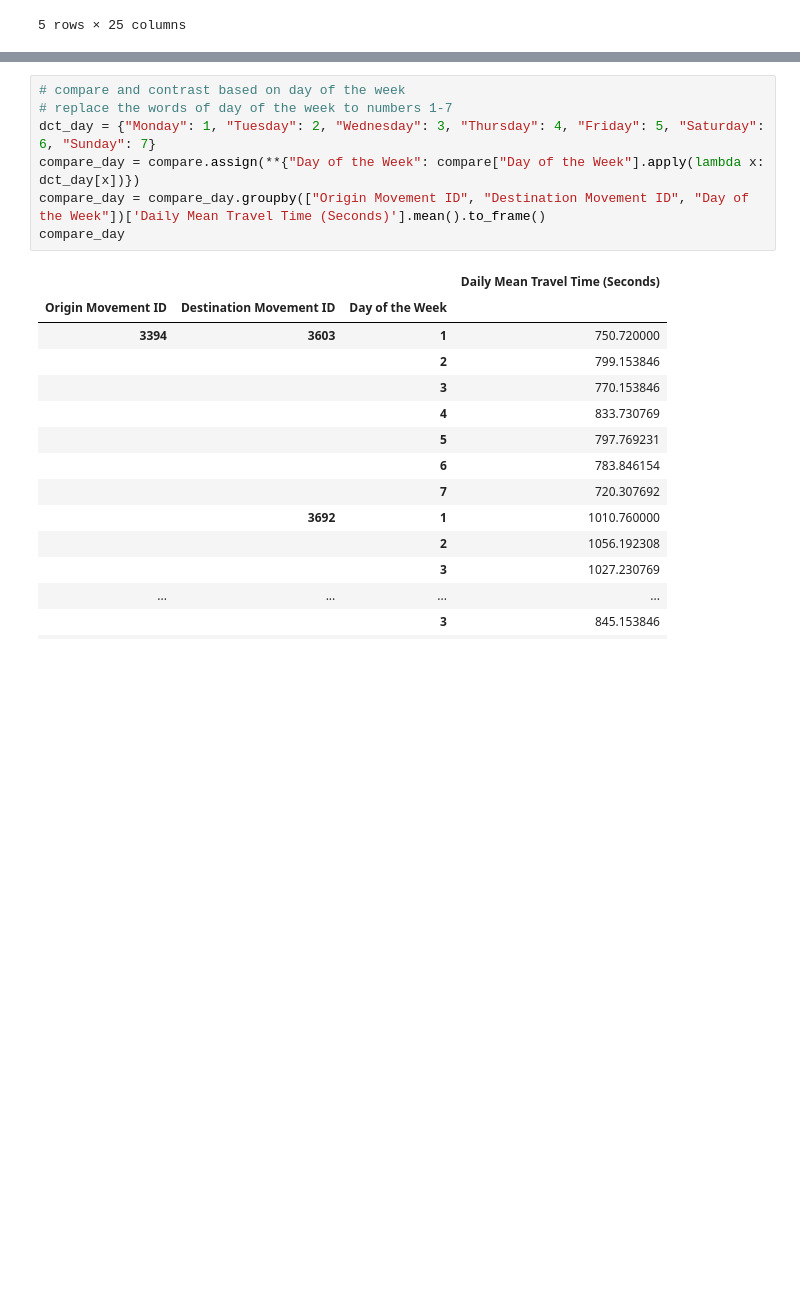
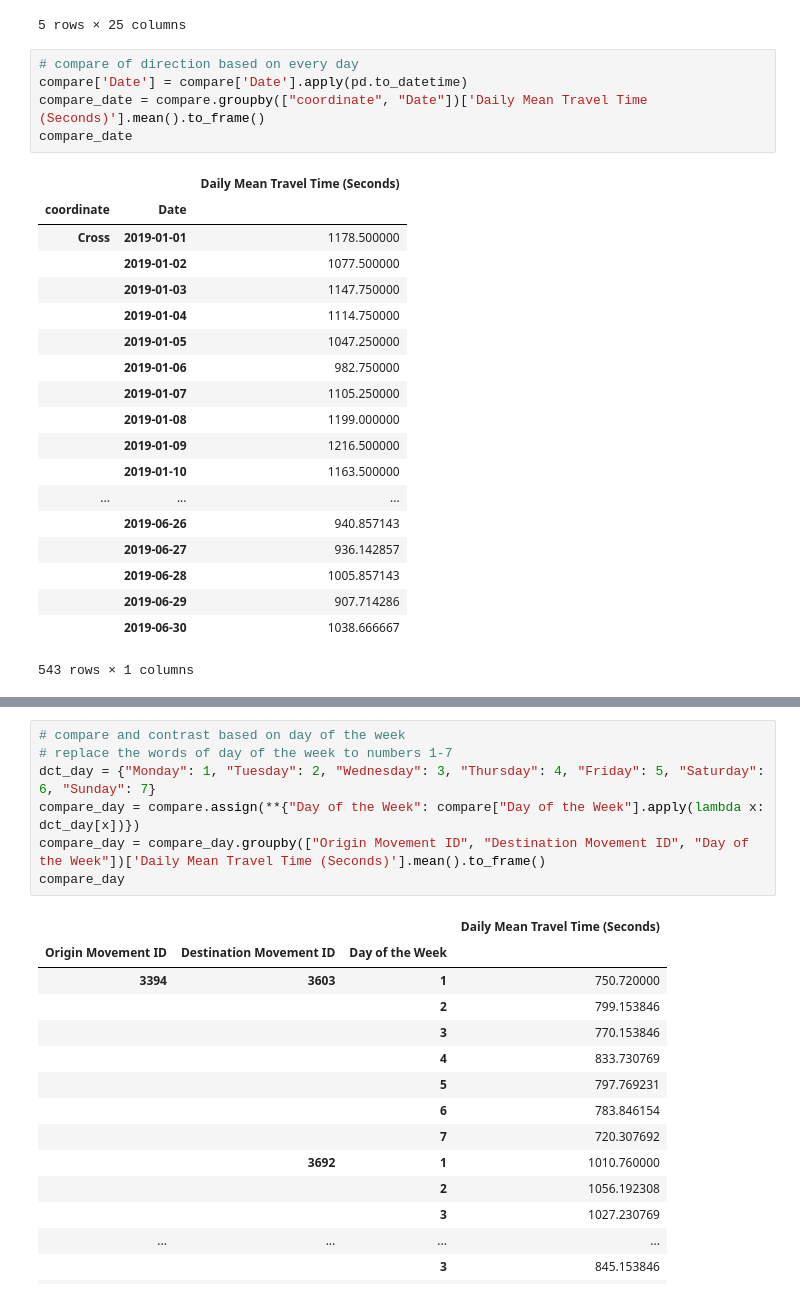
Before and after one commit to ctwayen/Datahack-2020, a Jupyter notebook: cleaner.ipynb, the cells around one changed output, grey strips where cells are left out. Saved outputs shown, nothing was run; the diff lists cells and outputs as text; blank space fills up the shorter version.

```diff
--- a/cleaner.ipynb
+++ b/cleaner.ipynb
@@ -318,3 +318,28 @@ compare.head()
 | 3 | 04/18/2019 | 3792 | Oracle Park, 24 Willie Mays Plaza... | 3603 | Embarcadero, San Francisco, CA | ... |
 | 4 | 04/08/2019 | 3792 | Oracle Park, 24 Willie Mays Plaza... | 3603 | Embarcadero, San Francisco, CA | ... |
 5 rows × 25 columns
+# %%
+# compare of direction based on every day
+compare['Date'] = compare['Date'].apply(pd.to_datetime)
+compare_date = compare.groupby(["coordinate", "Date"])['Daily Mean Travel Time (Seconds)'].mean().to_frame()
+compare_date
+# %% [output]
+|  |  | Daily Mean Travel Time (Seconds) |
+| coordinate | Date |  |
+| Cross | 2019-01-01 | 1178.500000 |
+|  | 2019-01-02 | 1077.500000 |
+|  | 2019-01-03 | 1147.750000 |
+|  | 2019-01-04 | 1114.750000 |
+|  | 2019-01-05 | 1047.250000 |
+|  | 2019-01-06 | 982.750000 |
+|  | 2019-01-07 | 1105.250000 |
+|  | 2019-01-08 | 1199.000000 |
+|  | 2019-01-09 | 1216.500000 |
+|  | 2019-01-10 | 1163.500000 |
+| ... | ... | ... |
+|  | 2019-06-26 | 940.857143 |
+|  | 2019-06-27 | 936.142857 |
+|  | 2019-06-28 | 1005.857143 |
+|  | 2019-06-29 | 907.714286 |
+|  | 2019-06-30 | 1038.666667 |
+543 rows × 1 columns
```
Also changed, not shown: parts of 7 cells of this notebook, 2 other files.
